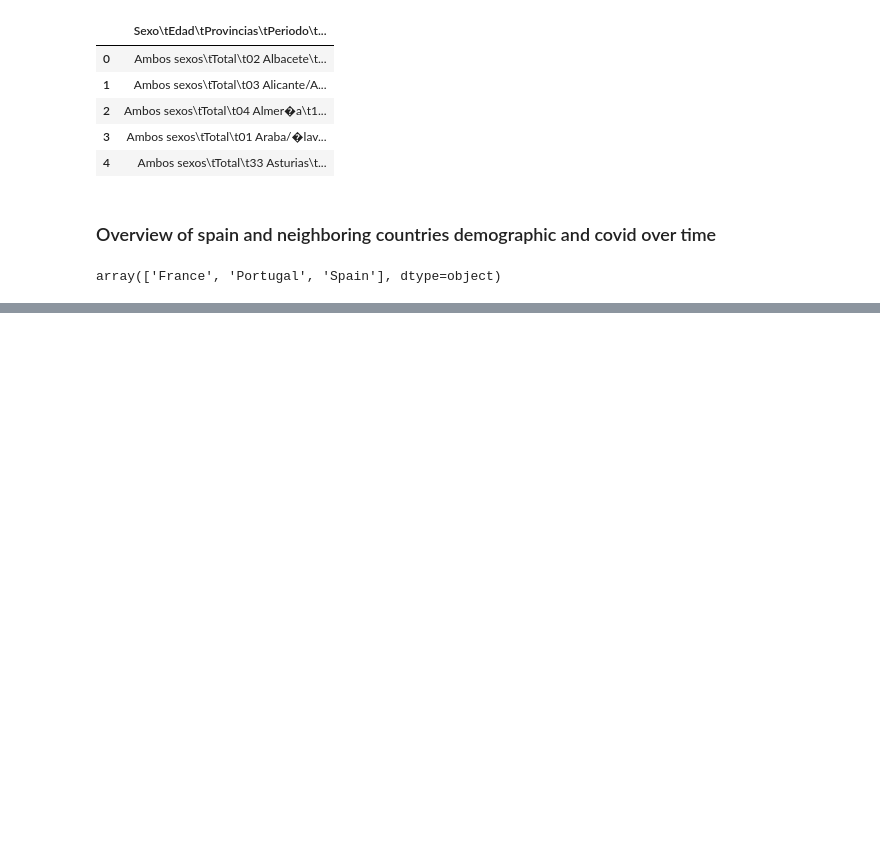
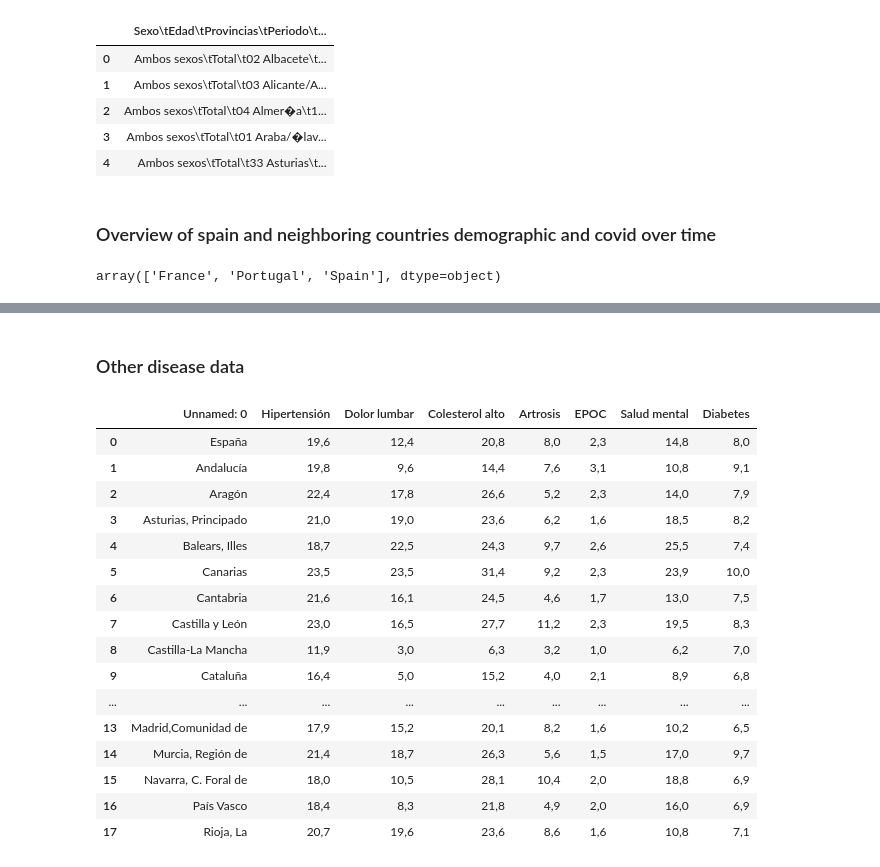
Before and after one commit to Pierre-mulliez1/predict_covid, a Jupyter notebook: EDA.ipynb, the cells around one changed output, grey strips where cells are left out. Drawn from its saved outputs; the diff is of its cells as text; code cells hidden in the pictures; blank space fills up the shorter version.

```diff
--- a/EDA.ipynb
+++ b/EDA.ipynb
@@ -157,0 +262,25 @@ Index(['iso_code', 'continent', 'location', 'date', 'total_cases', 'new_cases',
+# %% [markdown]
+### Other disease data
+# %%
+DATA_PATH = os.path.join(DIRECTORY_WHERE_THIS_FILE_IS, "data/other_deseases.xlsx")
+df7 = pd.read_excel(DATA_PATH)
+# %%
+df7
+# %% [output]
+|  | Unnamed: 0 | Hipertensión | Dolor lumbar | Colesterol alto | Artrosis | EPOC | Salud mental | Diabetes |
+| 0 | España | 19,6 | 12,4 | 20,8 | 8,0 | 2,3 | 14,8 | 8,0 |
+| 1 | Andalucía | 19,8 | 9,6 | 14,4 | 7,6 | 3,1 | 10,8 | 9,1 |
+| 2 | Aragón | 22,4 | 17,8 | 26,6 | 5,2 | 2,3 | 14,0 | 7,9 |
+| 3 | Asturias, Principado | 21,0 | 19,0 | 23,6 | 6,2 | 1,6 | 18,5 | 8,2 |
+| 4 | Balears, Illes | 18,7 | 22,5 | 24,3 | 9,7 | 2,6 | 25,5 | 7,4 |
+| 5 | Canarias | 23,5 | 23,5 | 31,4 | 9,2 | 2,3 | 23,9 | 10,0 |
+| 6 | Cantabria | 21,6 | 16,1 | 24,5 | 4,6 | 1,7 | 13,0 | 7,5 |
+| 7 | Castilla y León | 23,0 | 16,5 | 27,7 | 11,2 | 2,3 | 19,5 | 8,3 |
+| 8 | Castilla-La Mancha | 11,9 | 3,0 | 6,3 | 3,2 | 1,0 | 6,2 | 7,0 |
+| 9 | Cataluña | 16,4 | 5,0 | 15,2 | 4,0 | 2,1 | 8,9 | 6,8 |
+| ... | ... | ... | ... | ... | ... | ... | ... | ... |
+| 13 | Madrid,Comunidad de | 17,9 | 15,2 | 20,1 | 8,2 | 1,6 | 10,2 | 6,5 |
+| 14 | Murcia, Región de | 21,4 | 18,7 | 26,3 | 5,6 | 1,5 | 17,0 | 9,7 |
+| 15 | Navarra, C. Foral de | 18,0 | 10,5 | 28,1 | 10,4 | 2,0 | 18,8 | 6,9 |
+| 16 | País Vasco | 18,4 | 8,3 | 21,8 | 4,9 | 2,0 | 16,0 | 6,9 |
+| 17 | Rioja, La | 20,7 | 19,6 | 23,6 | 8,6 | 1,6 | 10,8 | 7,1 |
```
Also changed, not shown: parts of 23 cells of this notebook, 3 other files.
